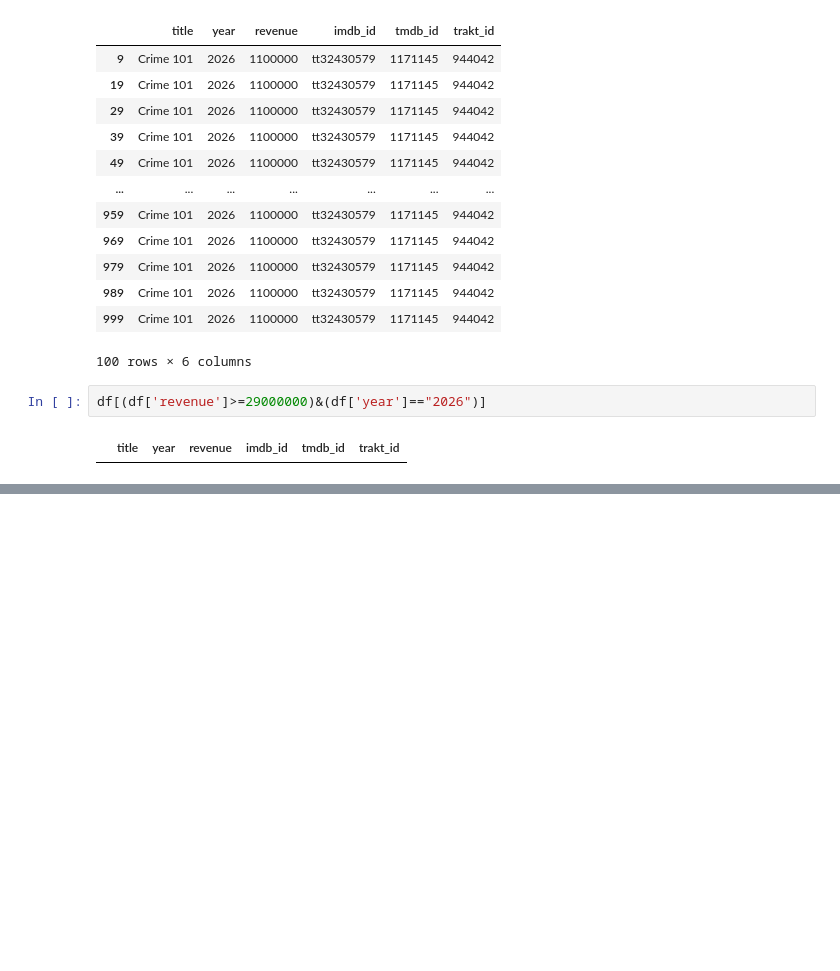
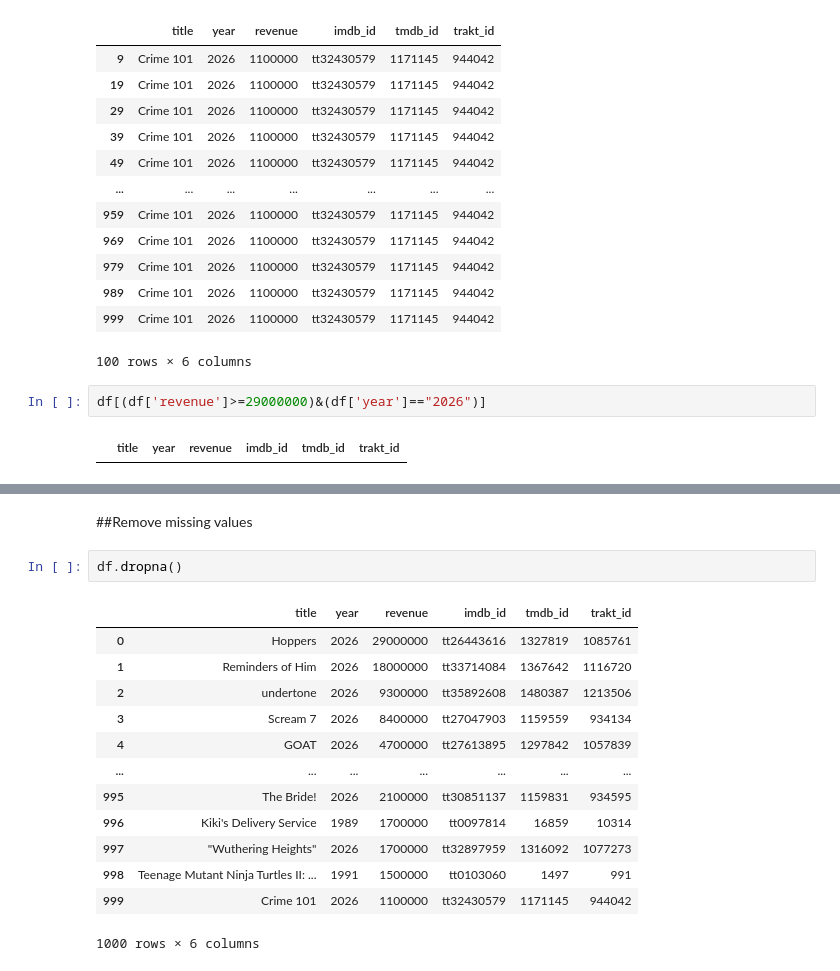
Before and after one commit to Dewmi-2003/Machine-Learning, a Jupyter notebook: ML_Practical_1.ipynb, the cells around one changed output, grey strips where cells are left out. Cells and saved outputs as stored; diff of their text form; blank space fills up the shorter version.

```diff
--- a/ML_Practical_1.ipynb
+++ b/ML_Practical_1.ipynb
@@ -238,0 +277,18 @@ df[(df['revenue']>=29000000)&(df['year']=="2026")]
+# %% [markdown]
+##Remove missing values
+# %%
+df.dropna()
+# %% [output]
+|  | title | year | revenue | imdb_id | tmdb_id | trakt_id |
+| 0 | Hoppers | 2026 | 29000000 | tt26443616 | 1327819 | 1085761 |
+| 1 | Reminders of Him | 2026 | 18000000 | tt33714084 | 1367642 | 1116720 |
+| 2 | undertone | 2026 | 9300000 | tt35892608 | 1480387 | 1213506 |
+| 3 | Scream 7 | 2026 | 8400000 | tt27047903 | 1159559 | 934134 |
+| 4 | GOAT | 2026 | 4700000 | tt27613895 | 1297842 | 1057839 |
+| ... | ... | ... | ... | ... | ... | ... |
+| 995 | The Bride! | 2026 | 2100000 | tt30851137 | 1159831 | 934595 |
+| 996 | Kiki's Delivery Service | 1989 | 1700000 | tt0097814 | 16859 | 10314 |
+| 997 | "Wuthering Heights" | 2026 | 1700000 | tt32897959 | 1316092 | 1077273 |
+| 998 | Teenage Mutant Ninja Turtles II: ... | 1991 | 1500000 | tt0103060 | 1497 | 991 |
+| 999 | Crime 101 | 2026 | 1100000 | tt32430579 | 1171145 | 944042 |
+1000 rows × 6 columns
```
Also changed, not shown: parts of 6 cells of this notebook.
